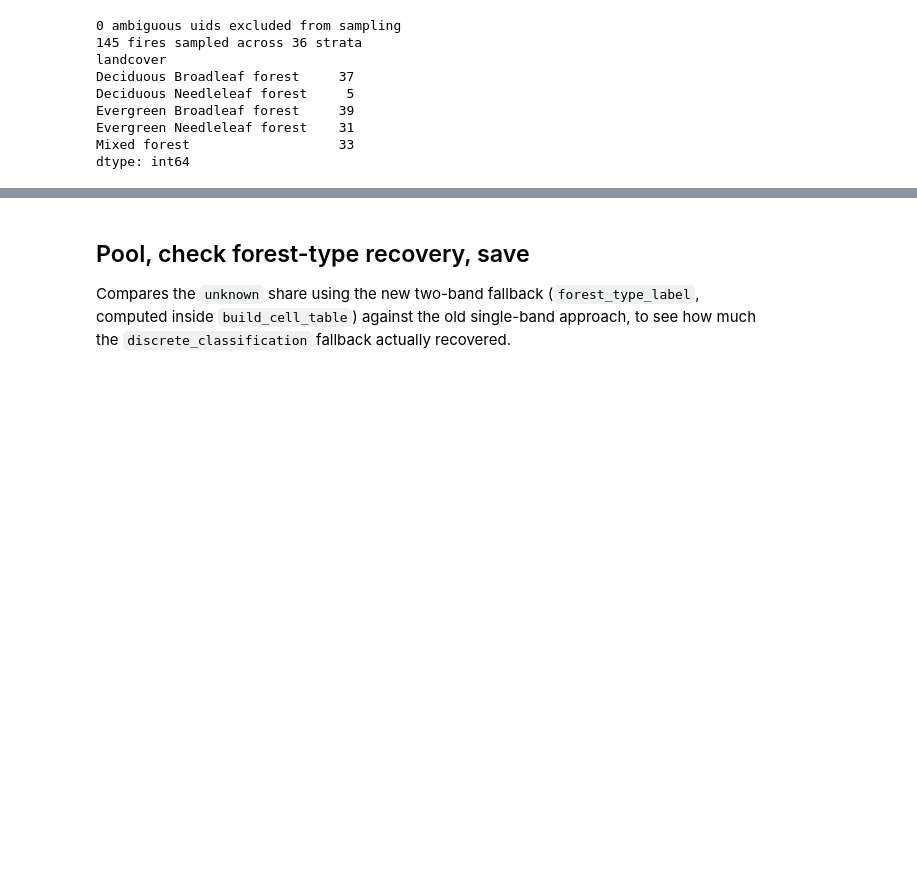
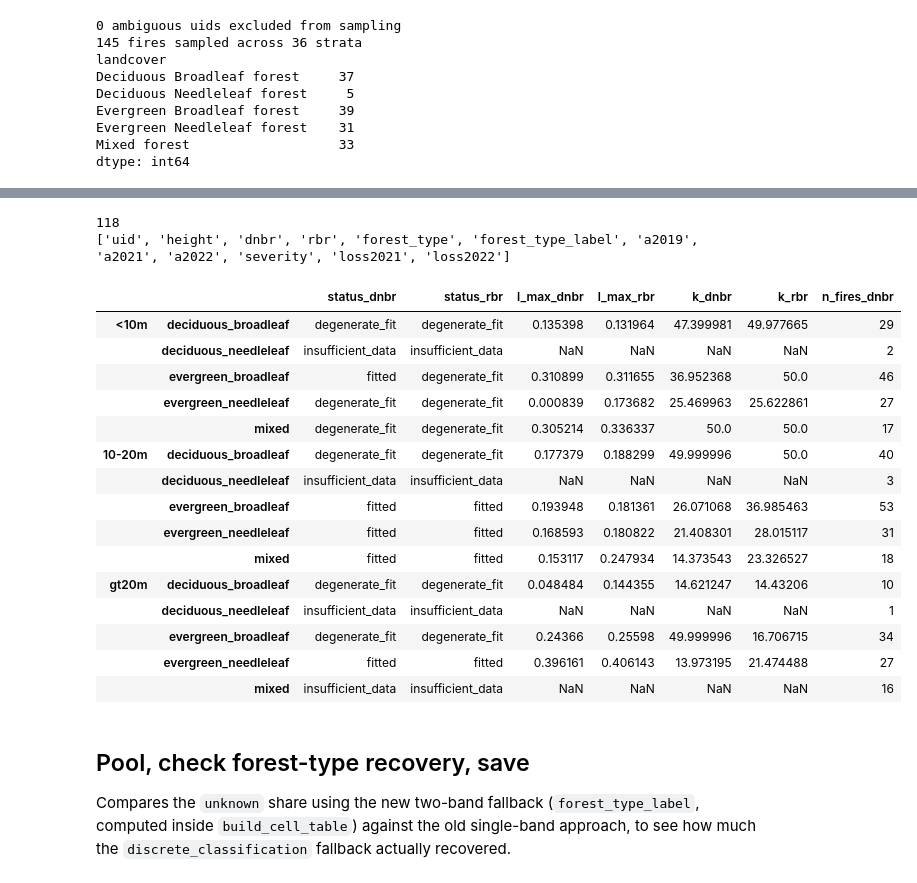
Before and after one commit to ada-th25/fire-impact-curves, a Jupyter notebook: notebooks/run_pipeline.ipynb, the cells around one changed output, grey strips where cells are left out. Drawn from its saved outputs; the diff is of its cells as text; code cells hidden in the pictures; blank space fills up the shorter version.

```diff
--- a/notebooks/run_pipeline.ipynb
+++ b/notebooks/run_pipeline.ipynb
@@ -312,3 +167,71 @@ running 2021_26577
+# %%
+import importlib, src.severity, src.pipeline
+importlib.reload(src.severity)
+importlib.reload(src.pipeline)
+from src.pipeline import submit_severity_tasks, wait_and_download_severity
+
+submitted = submit_severity_tasks(all_fire_configs)
+# %%
+submitted = wait_and_download_severity(submitted)
+# %%
+from src.pipeline import build_cell_table
+
+results = {}
+for cfg in all_fire_configs:
+    uid = cfg["uid"]
+    lon, lat = cfg.pop("lon"), cfg.pop("lat")
+    print("running", uid)
+    try:
+        results[uid] = build_cell_table(
+            utm_epsg=utm_epsg_for(lon, lat),
+            severity_path=submitted[uid]["severity_path"],
+            **cfg,
+        )
+        print(uid, "done:", len(results[uid]), "cells")
+    except Exception as e:
+        print(uid, "FAILED:", e)
+    cfg["lon"], cfg["lat"] = lon, lat
+# %%
+print(len(results))
+print(list(results[next(iter(results))].columns))
+# %% [output]
+118
+['uid', 'height', 'dnbr', 'rbr', 'forest_type', 'forest_type_label', 'a2019', 'a2021', 'a2022', 'severity', 'loss2021', 'loss2022']
+# %%
+import numpy as np, pandas as pd
+import importlib, src.curves
+importlib.reload(src.curves)
+from src.curves import fit_all_groups
+
+all_cells = pd.concat(results.values(), ignore_index=True)
+all_cells["height_class"] = pd.cut(
+    all_cells["height"], [0, 10, 20, np.inf],
+    labels=["<10m", "10-20m", "gt20m"], right=False,
+)
+
+fits_dnbr = fit_all_groups(all_cells, dnbr_col="dnbr")
+fits_rbr  = fit_all_groups(all_cells, dnbr_col="rbr")
+
+compare = fits_dnbr.add_suffix("_dnbr").join(fits_rbr.add_suffix("_rbr"))
+compare[["status_dnbr", "status_rbr", "l_max_dnbr", "l_max_rbr",
+         "k_dnbr", "k_rbr", "n_fires_dnbr"]]
+# %% [output]
+|  |  | status_dnbr | status_rbr | l_max_dnbr | l_max_rbr | k_dnbr | k_rbr | n_fires_dnbr |
+| <10m | deciduous_broadleaf | degenerate_fit | degenerate_fit | 0.135398 | 0.131964 | 47.399981 | 49.977665 | 29 |
+|  | deciduous_needleleaf | insufficient_data | insufficient_data | NaN | NaN | NaN | NaN | 2 |
+|  | evergreen_broadleaf | fitted | degenerate_fit | 0.310899 | 0.311655 | 36.952368 | 50.0 | 46 |
+|  | evergreen_needleleaf | degenerate_fit | degenerate_fit | 0.000839 | 0.173682 | 25.469963 | 25.622861 | 27 |
+|  | mixed | degenerate_fit | degenerate_fit | 0.305214 | 0.336337 | 50.0 | 50.0 | 17 |
+| 10-20m | deciduous_broadleaf | degenerate_fit | degenerate_fit | 0.177379 | 0.188299 | 49.999996 | 50.0 | 40 |
+|  | deciduous_needleleaf | insufficient_data | insufficient_data | NaN | NaN | NaN | NaN | 3 |
+|  | evergreen_broadleaf | fitted | fitted | 0.193948 | 0.181361 | 26.071068 | 36.985463 | 53 |
+|  | evergreen_needleleaf | fitted | fitted | 0.168593 | 0.180822 | 21.408301 | 28.015117 | 31 |
+|  | mixed | fitted | fitted | 0.153117 | 0.247934 | 14.373543 | 23.326527 | 18 |
+| gt20m | deciduous_broadleaf | degenerate_fit | degenerate_fit | 0.048484 | 0.144355 | 14.621247 | 14.43206 | 10 |
+|  | deciduous_needleleaf | insufficient_data | insufficient_data | NaN | NaN | NaN | NaN | 1 |
+|  | evergreen_broadleaf | degenerate_fit | degenerate_fit | 0.24366 | 0.25598 | 49.999996 | 16.706715 | 34 |
+|  | evergreen_needleleaf | fitted | fitted | 0.396161 | 0.406143 | 13.973195 | 21.474488 | 27 |
+|  | mixed | insufficient_data | insufficient_data | NaN | NaN | NaN | NaN | 16 |
 # %% [markdown]
 ## Pool, check forest-type recovery, save
 
```
Also changed, not shown: parts of 3 cells of this notebook, 1 other file.
